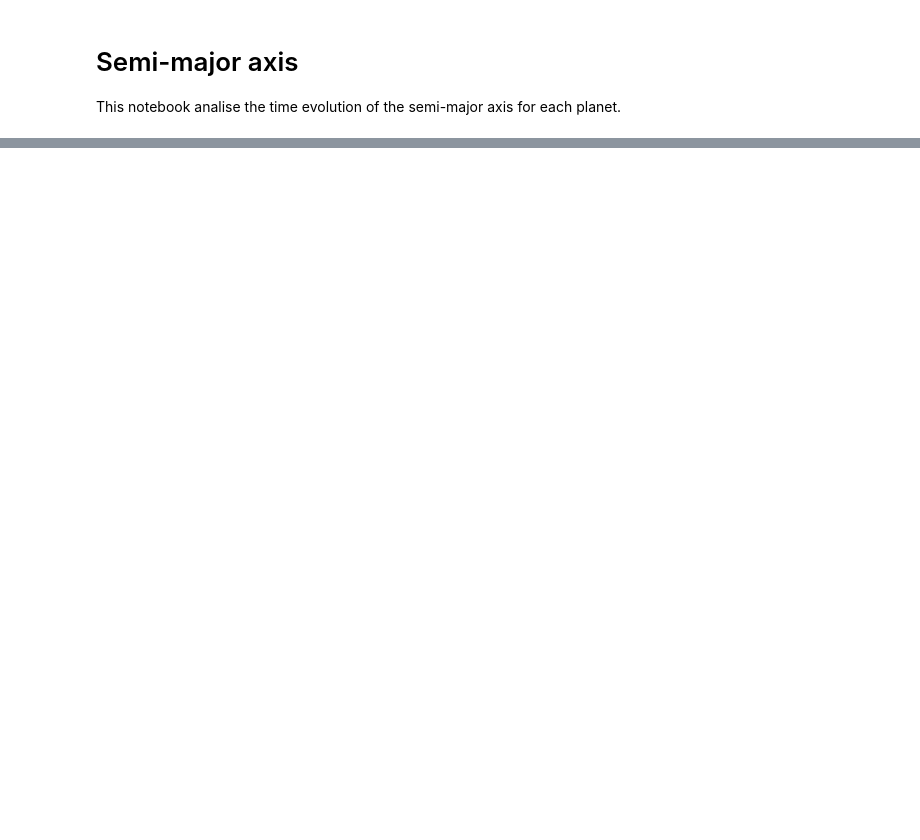
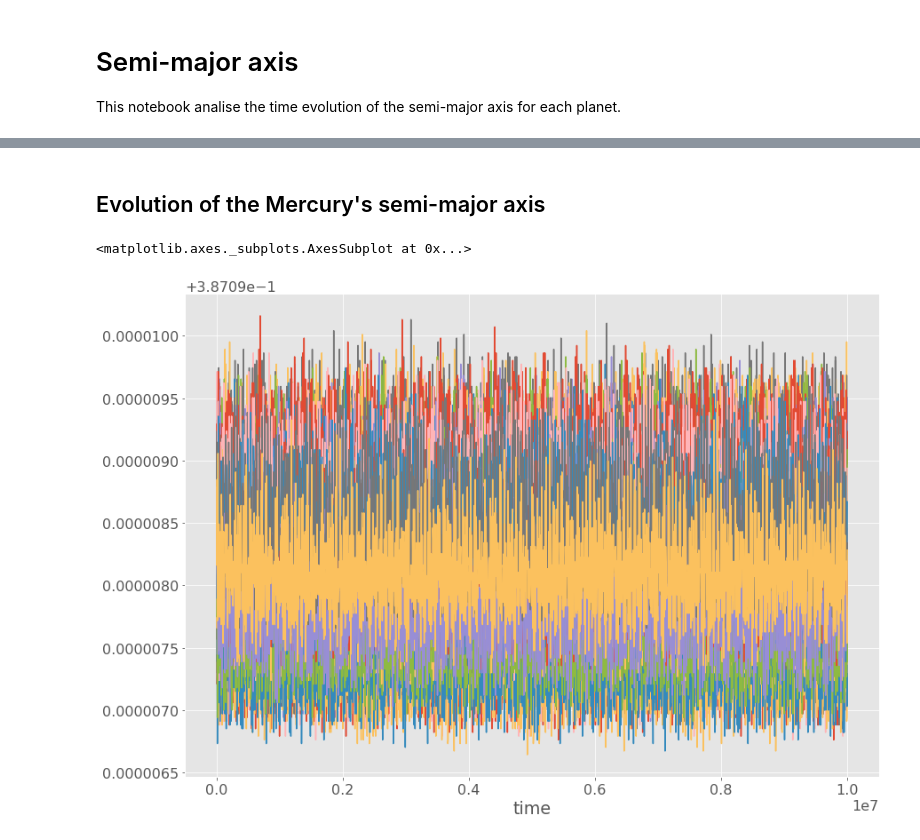
Before and after one commit to DeSouzaSR/MVS_SS_Circ_Invar4, a Jupyter notebook: develop/6-2018-08-18-srds-semi-major-axis.ipynb, the cells around one changed output, grey strips where cells are left out. Saved outputs shown, nothing was run; the diff lists cells and outputs as text; code cells hidden in the pictures; blank space fills up the shorter version.

Commit message:
Finish semi-major axis analysis.

```diff
--- a/develop/6-2018-08-18-srds-semi-major-axis.ipynb
+++ b/develop/6-2018-08-18-srds-semi-major-axis.ipynb
@@ -39,6 +39,7 @@ def read_orbital_element(planet, orbital_element, simulations):
 
 
 def create_data_planet(planet, orbital_element, simulations):
+    """Create data frame for all planets together by each orbital element"""
     oe = {'time':0, 'a':1, 'e':2, 'inc':3, 'capom':4, 'omega':5, 'capm':6, 'peri':7, 'apo':8, 'obar':9}
     list_df_planets = [read_orbital_element(planet, oe[orbital_element], simulations) for planet in planets]
     data_planets = pd.concat(list_df_planets, keys=planets)
@@ -59,9 +60,11 @@ path_ss_data = '/data/ss'
 prefix_simulation = 'ss-'
 planets = ['Mercury', 'Venus', 'Earth', 'Mars', 'Jupiter', 'Saturn', 'Uranus', 'Neptune']
 # %%
-os.chdir('data/ss')
-planet = 'Mercury'
+os.chdir(path_proj)
+os.chdir(path_ss_data)
+planet = 'Mercury' # for time reference
 orbital_element = 'a'
+n_lines = 96
 simulations = np.arange(n_lines)
 # %%
 data_planet = create_data_planet('Mercury', 'a', simulations)
@@ -89,2 +92,2 @@ data_planets
 # %%
-mercury = data_planets.loc['Mercury']
+mercury = data_planet.loc['Mercury']
@@ -90,0 +115,7 @@ mercury = data_planets.loc['Mercury']
+# %% [markdown]
+## Evolution of the Mercury's semi-major axis
+# %%
+mercury.set_index('time').plot.line(legend=False, figsize=(14,10))
+# %% [output]
+<matplotlib.axes._subplots.AxesSubplot at 0x...>
+[figure, added]
```
Also changed, not shown: parts of 7 cells of this notebook, 2 other files.
